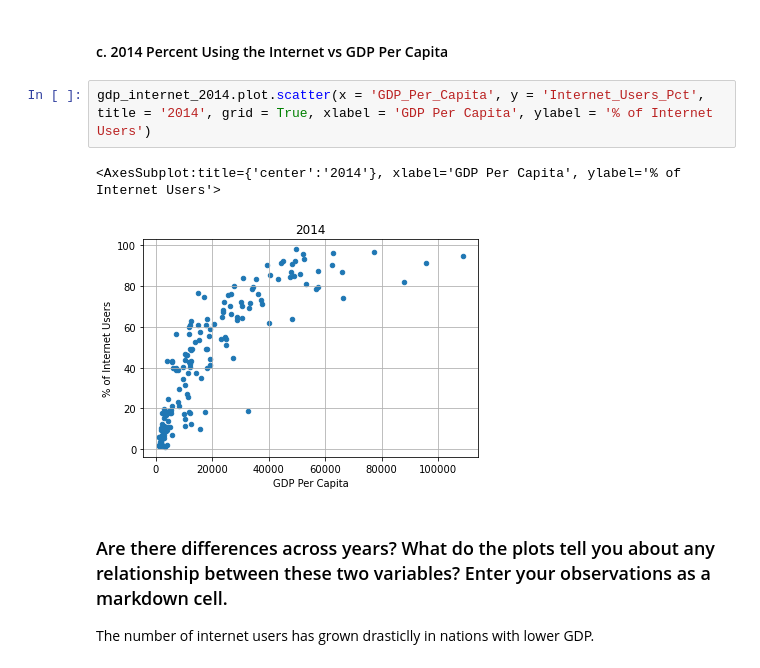
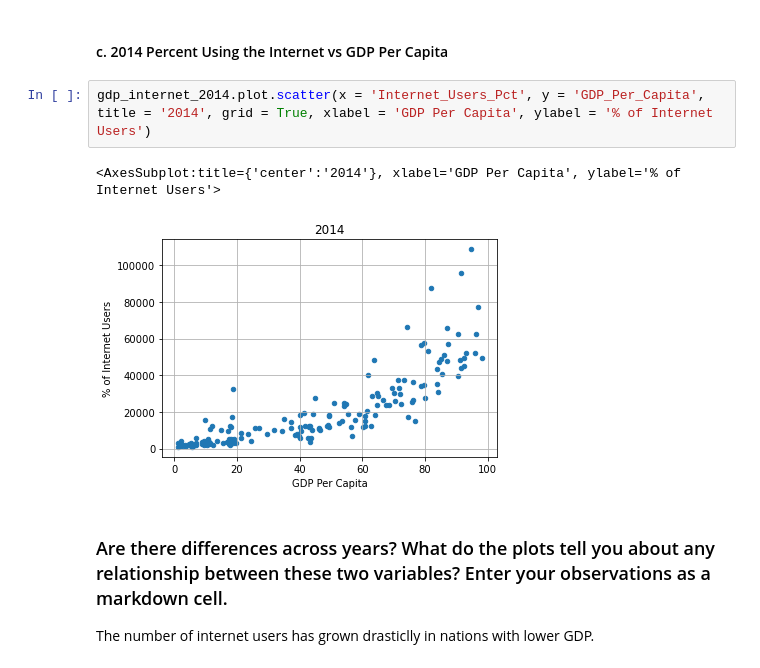
Before and after one commit to NSS-Data-Analytics-Cohort-7/gdp-and-internet-usage-jwhankins177, a Jupyter notebook: Notebooks/UN_INTERNET_NB.ipynb, the cells around one changed output. Cells and saved outputs as stored; diff of their text form.

```diff
--- a/Notebooks/UN_INTERNET_NB.ipynb
+++ b/Notebooks/UN_INTERNET_NB.ipynb
@@ -382,10 +382,10 @@ gdp_internet_2009.plot.scatter(x = 'GDP_Per_Capita', y = 'Internet_Users_Pct', t
 # %% [markdown]
 #### c. 2014 Percent Using the Internet vs GDP Per Capita
 # %%
-gdp_internet_2014.plot.scatter(x = 'GDP_Per_Capita', y = 'Internet_Users_Pct', title = '2014', grid = True, xlabel = 'GDP Per Capita', ylabel = '% of Internet Users')
+gdp_internet_2014.plot.scatter(x = 'Internet_Users_Pct', y = 'GDP_Per_Capita', title = '2014', grid = True, xlabel = 'GDP Per Capita', ylabel = '% of Internet Users')
 # %% [output]
 <AxesSubplot:title={'center':'2014'}, xlabel='GDP Per Capita', ylabel='% of Internet Users'>
-[figure, old version]
+[figure, new version]
 # %% [markdown]
 ### Are there differences across years? What do the plots tell you about any relationship between these two variables? Enter your observations as a markdown cell.
 
```
Also changed, not shown: parts of 11 cells of this notebook.
